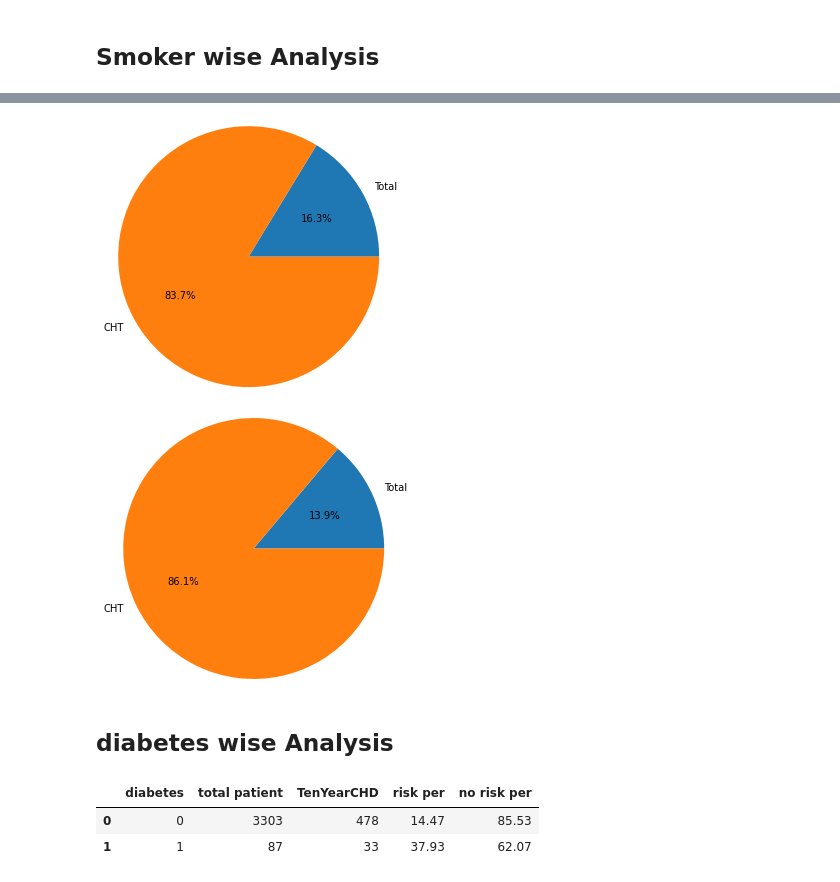
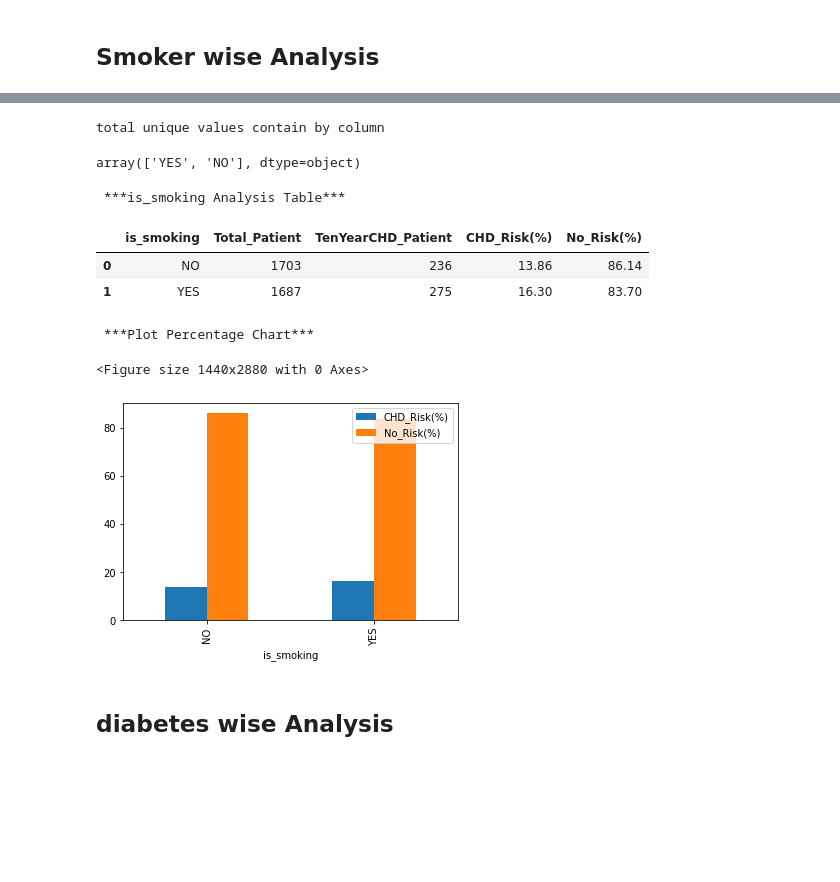
Before and after one commit to solankinitin1210/Capstone-Project-Cardiovascular-Risk-Prediction, a Jupyter notebook: Cardiovascular_Risk_Prediction_Capstone_Project.ipynb, the cells around one changed output, grey strips where cells are left out. Drawn from its saved outputs; the diff is of its cells as text; code cells hidden in the pictures; blank space fills up the shorter version.

```diff
--- a/Cardiovascular_Risk_Prediction_Capstone_Project.ipynb
+++ b/Cardiovascular_Risk_Prediction_Capstone_Project.ipynb
@@ -337,12 +340,17 @@ dtype: int64
 # %%
 #Define Function
 def Catergory_Analysis(z):
-  y=df.groupby(z).agg({'age':'count', 'TenYearCHD': 'sum'}).reset_index().rename(columns={'age':'total patient'})
-  y['risk per']=round(y['TenYearCHD']/y['total patient']*100,2)
-  y['no risk per']=round((y['total patient']-y['TenYearCHD'])/y['total patient']*100,2)
-  display(y[[z,'risk per']])
+  print('***Total unique values contain by column***')
+  display(df[z].unique())
+  y=df.groupby(z).agg({'age':'count', 'TenYearCHD': 'sum'}).reset_index().rename(columns={'age':'Total_Patient','TenYearCHD':'TenYearCHD_Patient'})
+  y['CHD_Risk(%)']=round(y['TenYearCHD_Patient']/y['Total_Patient']*100,2)
+  y['No_Risk(%)']=round((y['Total_Patient']-y['TenYearCHD_Patient'])/y['Total_Patient']*100,2)
+  print(f'\n ***{z} Analysis Table*** \n')
+  display(y)
+  print('\n ***Plot Percentage Chart*** \n')
+  #display(y[[z,'risk per']])
   plt.figure(figsize = (20,40))
-  y.plot.bar(x=z,y=['risk per','no risk per'])
+  y.plot.bar(x=z,y=['CHD_Risk(%)','No_Risk(%)'])
 # %%
 def conti_Analysis(c):
   d=df.groupby(c)['TenYearCHD'].sum().reset_index().sort_values(by='TenYearCHD',ascending=False)
@@ -445,22 +379,15 @@ smoking_wise.plot.bar(x='is_smoking',y=['total patient','TenYearCHD'])
-# %%
-plt.pie(smoking_wise.iloc[1,2:],labels=['Total','CHT'],radius=1.5,autopct='%1.1f%%')
-plt.show()
-# %% [output]
-[figure, removed]
-# %%
-plt.pie(smoking_wise.iloc[0,2:],labels=['Total','CHT'],radius=1.5,autopct='%1.1f%%')
-plt.show()
-# %% [output]
-[figure, removed]
+# %%
+#Call Analysis function for 'is_smoking' variable
+Catergory_Analysis('is_smoking')
+# %% [output]
+total unique values contain by column
+array(['YES', 'NO'], dtype=object)
+ ***is_smoking Analysis Table***
+|  | is_smoking | Total_Patient | TenYearCHD_Patient | CHD_Risk(%) | No_Risk(%) |
+| 0 | NO | 1703 | 236 | 13.86 | 86.14 |
+| 1 | YES | 1687 | 275 | 16.30 | 83.70 |
+ ***Plot Percentage Chart***
+<Figure size 1440x2880 with 0 Axes>
+[figure, added]
 # %% [markdown]
 ## diabetes wise Analysis
-# %%
-diabetes_wise=df.groupby('diabetes').agg({'age':'count', 'TenYearCHD': 'sum'}).reset_index().rename(columns={'age':'total patient'})
-#gender_wise['percentage']=gender_wise['TenYearCHD']/gender_wise['total patient']*100
-diabetes_wise['risk per']=round(diabetes_wise['TenYearCHD']/diabetes_wise['total patient']*100,2)
-diabetes_wise['no risk per']=round((diabetes_wise['total patient']-diabetes_wise['TenYearCHD'])/diabetes_wise['total patient']*100,2)
-diabetes_wise
-# %% [output]
-|  | diabetes | total patient | TenYearCHD | risk per | no risk per |
-| 0 | 0 | 3303 | 478 | 14.47 | 85.53 |
-| 1 | 1 | 87 | 33 | 37.93 | 62.07 |
```
Also changed, not shown: parts of 34 cells of this notebook.
